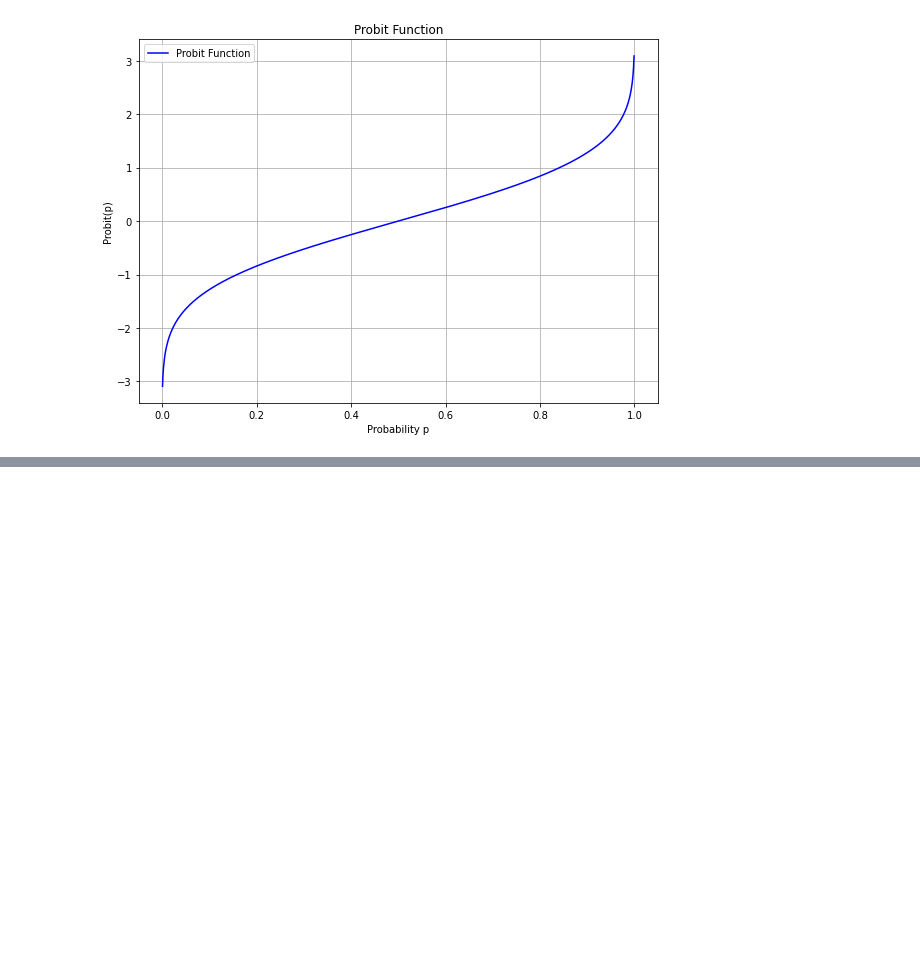
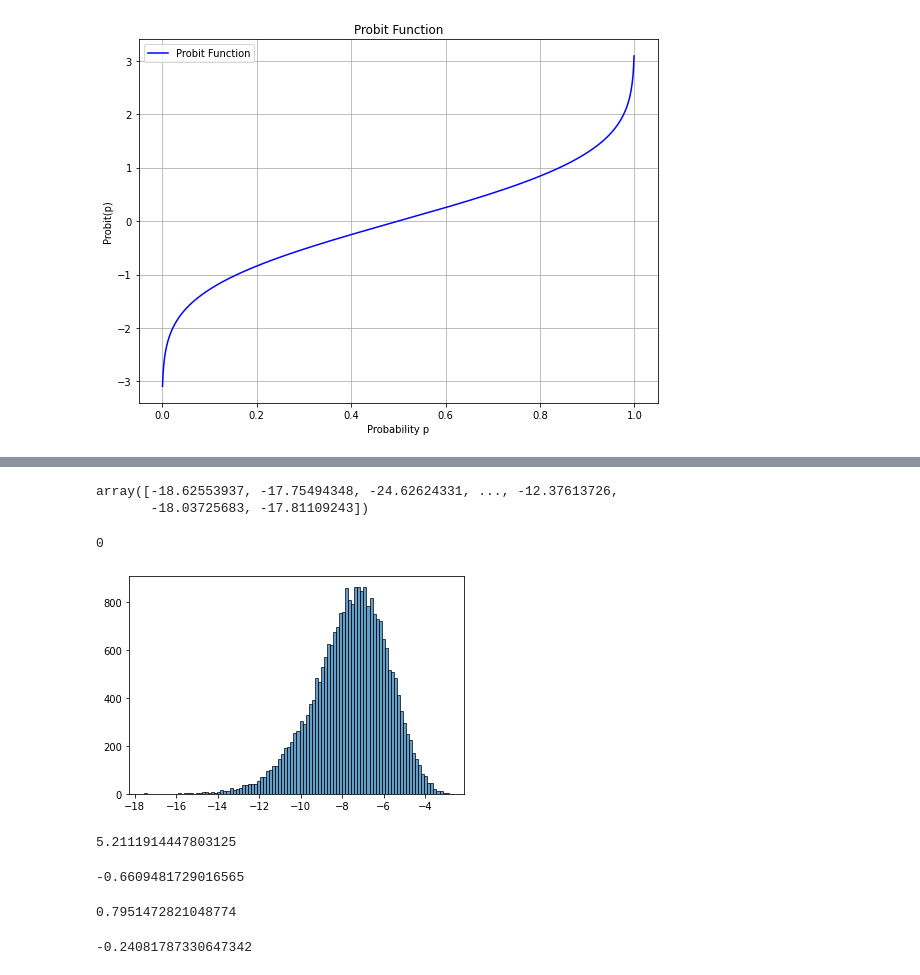
Before and after one commit to ouaguenouni/GaussianProcessesForPreferences, a Jupyter notebook: Untitled.ipynb, the cells around one changed output, grey strips where cells are left out. Drawn from its saved outputs; the diff is of its cells as text; code cells hidden in the pictures; blank space fills up the shorter version.

```diff
--- a/Untitled.ipynb
+++ b/Untitled.ipynb
@@ -77,0 +435,28 @@ def sample_dataset(model):
+# %%
+(trace["weights"] @ vectorize_smoothie("oma"))
+# %% [output]
+array([-18.62553937, -17.75494348, -24.62624331, ..., -12.37613726,
+       -18.03725683, -17.81109243])
+# %%
+c = (vectorize_smoothie("oma")-vectorize_smoothie("olb"))
+plt.hist((trace["weights"] @ c), bins=100, edgecolor='k', alpha=0.7)
+0
+# %% [output]
+0
+[figure, added]
+# %%
+trace["weights"].std()
+# %% [output]
+5.2111914447803125
+# %%
+(w_true @ vectorize_smoothie("o")).mean()
+# %% [output]
+-0.6609481729016565
+# %%
+(w_true @ vectorize_smoothie("ba")).mean()
+# %% [output]
+0.7951472821048774
+# %%
+(w_true @ vectorize_smoothie("oa")).mean()
+# %% [output]
+-0.24081787330647342
```
Also changed, not shown: parts of 28 cells of this notebook, 2 other files.
